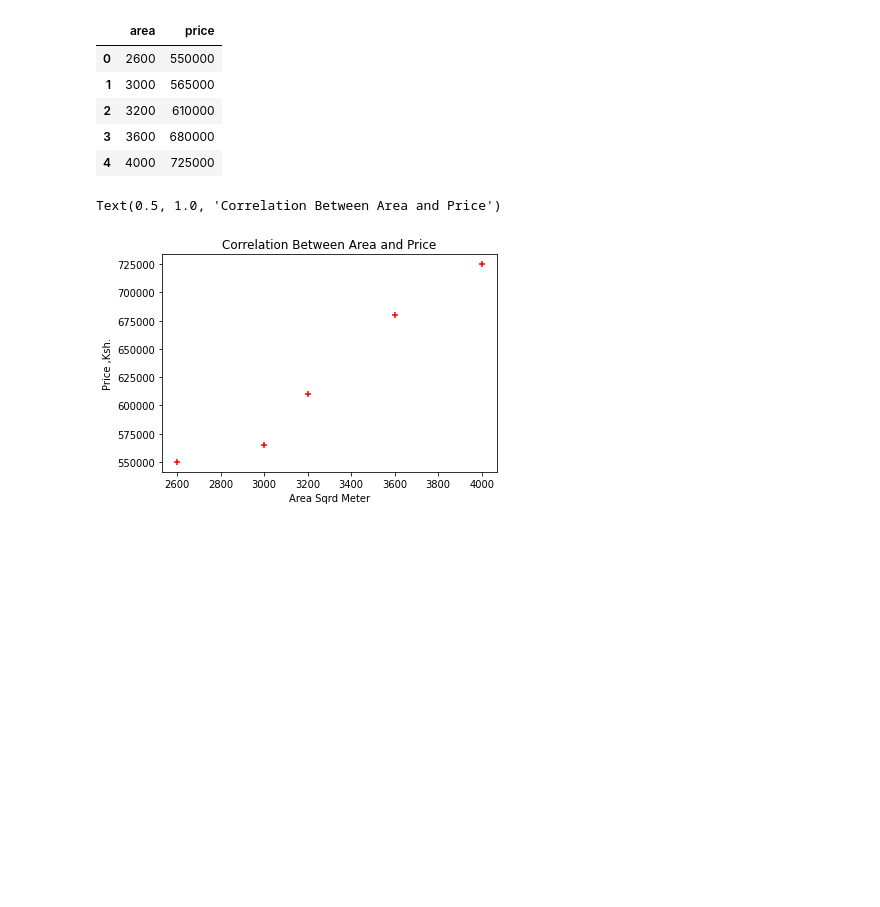
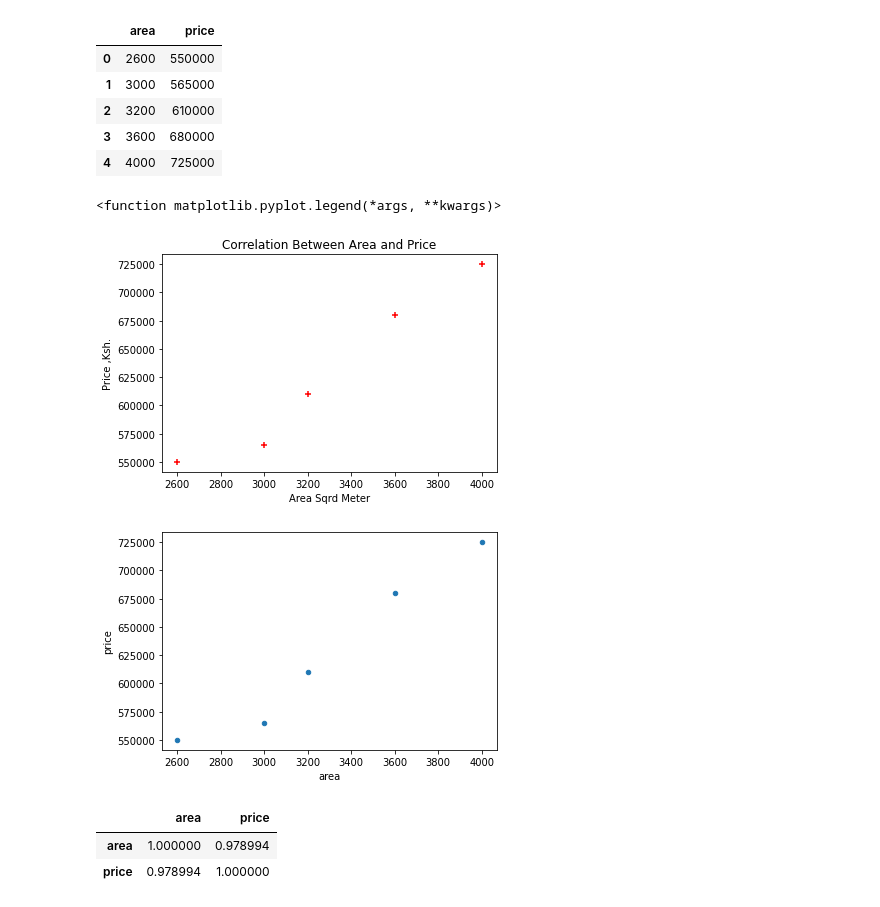
Before and after one commit to OkomoJacob/MLAIDS, a Jupyter notebook: 1.Simple Linear Regression/1.House Prices/predictHousePrice.ipynb, the cells around one changed output. Drawn from its saved outputs; the diff is of its cells as text; code cells hidden in the pictures; blank space fills up the shorter version.

```diff
--- a/1.Simple Linear Regression/1.House Prices/predictHousePrice.ipynb
+++ b/1.Simple Linear Regression/1.House Prices/predictHousePrice.ipynb
@@ -4,8 +4,9 @@ from sklearn import linear_model
 import pandas as pd
 import numpy as np
 # %%
- df = pd.read_csv("HousePrices.csv")
- df
+data = pd.read_csv("HousePrices.csv")
+data.shape
+data
 # %% [output]
 |  | area | price |
 | 0 | 2600 | 550000 |
@@ -21,5 +22,17 @@ plt.ylabel("Price ,Ksh.")
 plt.title("Correlation Between Area and Price")
 plt.legend
 # %% [output]
-Text(0.5, 1.0, 'Correlation Between Area and Price')
+<function matplotlib.pyplot.legend(*args, **kwargs)>
 [figure]
+# %%
+data.plot(kind='scatter', x = "area", y="price")
+plt.show()
+# %% [output]
+[figure, added]
+# %%
+# Correlation Co-efficient
+data.corr()
+# %% [output]
+|  | area | price |
+| area | 1.000000 | 0.978994 |
+| price | 0.978994 | 1.000000 |
```
Also changed, not shown: parts of 8 cells of this notebook.
